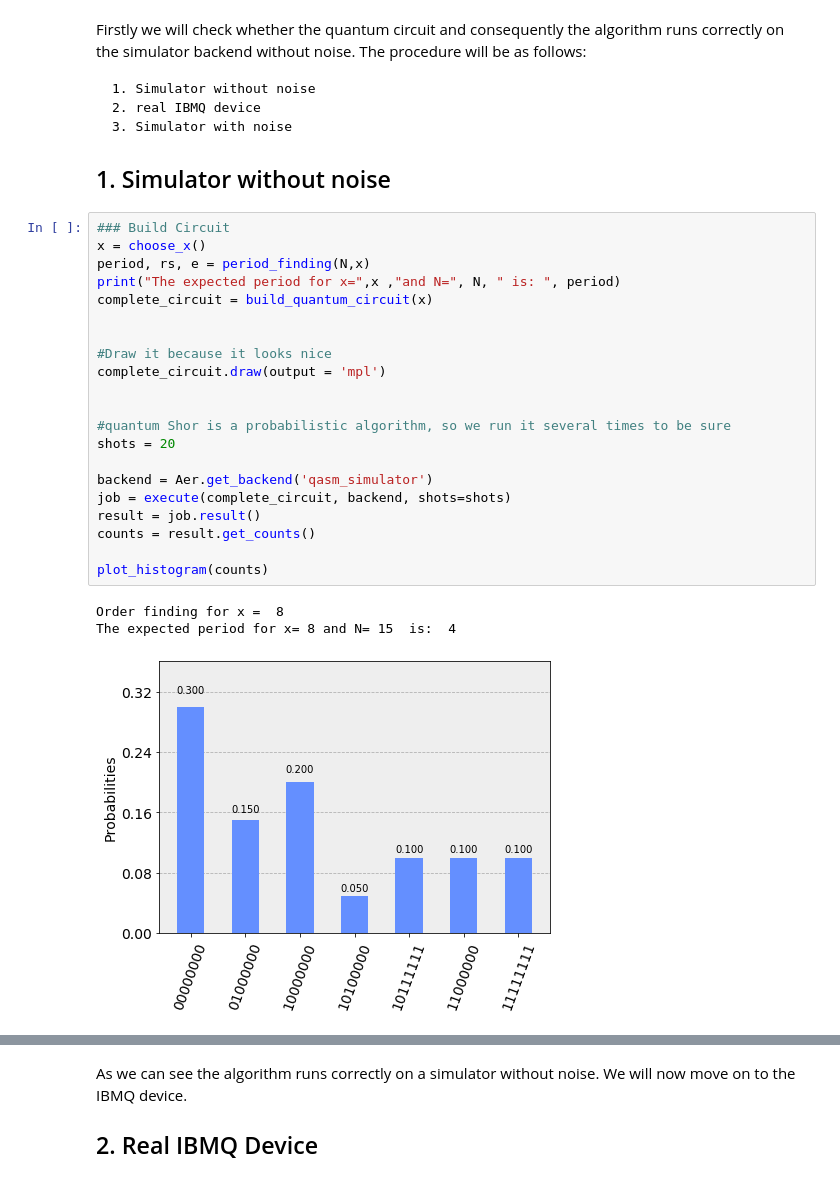
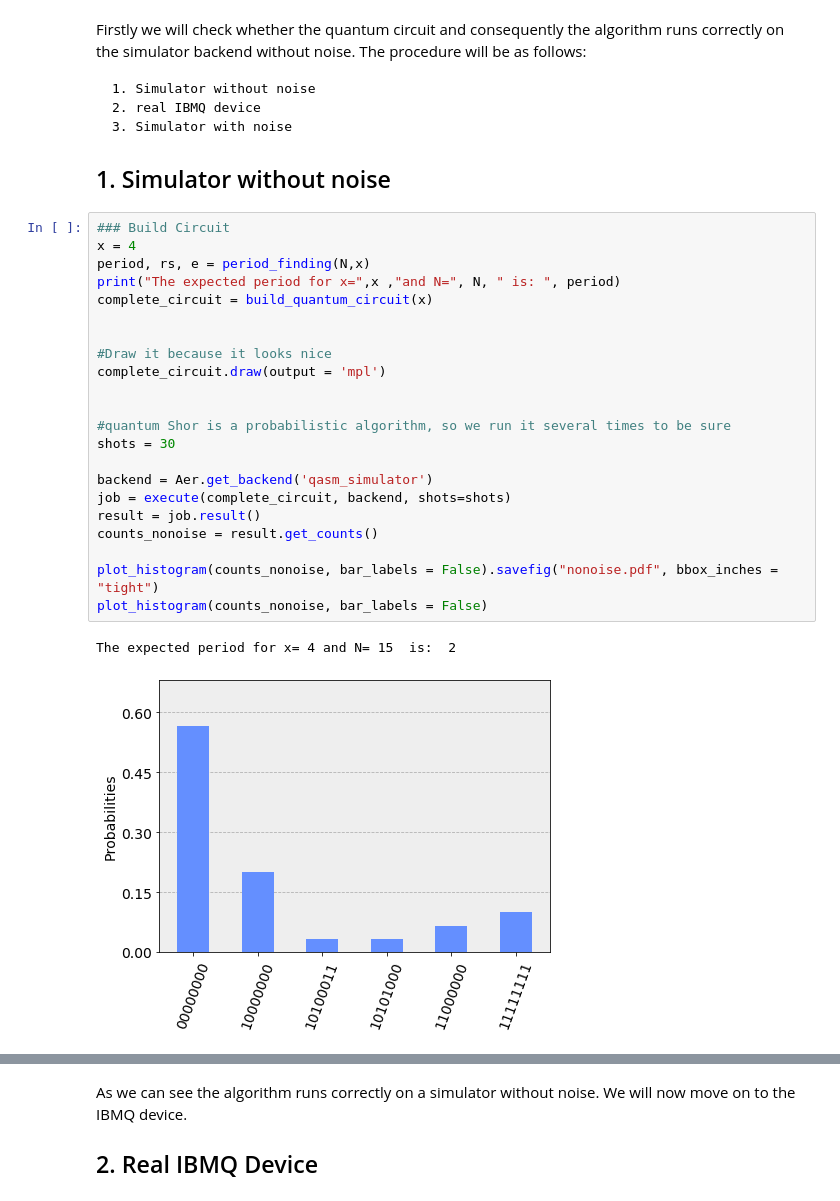
Before and after one commit to err4re/IBMQ-Shor, a Jupyter notebook: Shor.ipynb, the cells around one changed output, grey strips where cells are left out. Saved outputs shown, nothing was run; the diff lists cells and outputs as text.

```diff
--- a/Shor.ipynb
+++ b/Shor.ipynb
@@ -284,29 +284,29 @@ Firstly we will check whether the quantum circuit and consequently the algorithm
 ## 1. Simulator without noise
 # %%
 ### Build Circuit
-x = choose_x()
+x = 4
 period, rs, e = period_finding(N,x)
 print("The expected period for x=",x ,"and N=", N, " is: ", period)
 complete_circuit = build_quantum_circuit(x)
 
 
 #Draw it because it looks nice
 complete_circuit.draw(output = 'mpl')
 
 
 #quantum Shor is a probabilistic algorithm, so we run it several times to be sure
-shots = 20
+shots = 30
 
 backend = Aer.get_backend('qasm_simulator')
 job = execute(complete_circuit, backend, shots=shots)
 result = job.result()
-counts = result.get_counts()
+counts_nonoise = result.get_counts()
 
-plot_histogram(counts)
+plot_histogram(counts_nonoise, bar_labels = False).savefig("nonoise.pdf", bbox_inches = "tight")
+plot_histogram(counts_nonoise, bar_labels = False)
 # %% [output]
-Order finding for x =  8
-The expected period for x= 8 and N= 15  is:  4
+The expected period for x= 4 and N= 15  is:  2
-[figure, old version]
+[figure, new version]
 # %%
 #find the highest contribution and find decimal representation
 def find_cs(counts):
```
Also changed, not shown: parts of 23 cells of this notebook, 6 other files.
